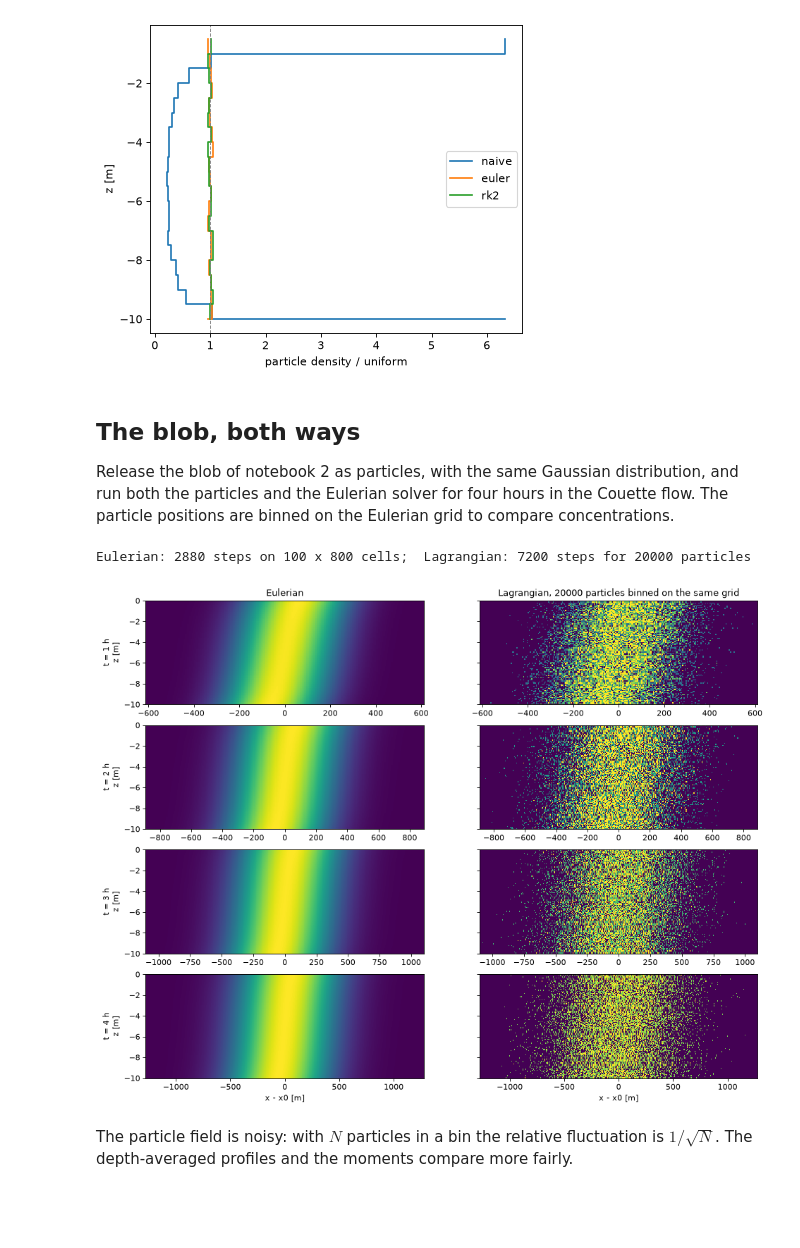
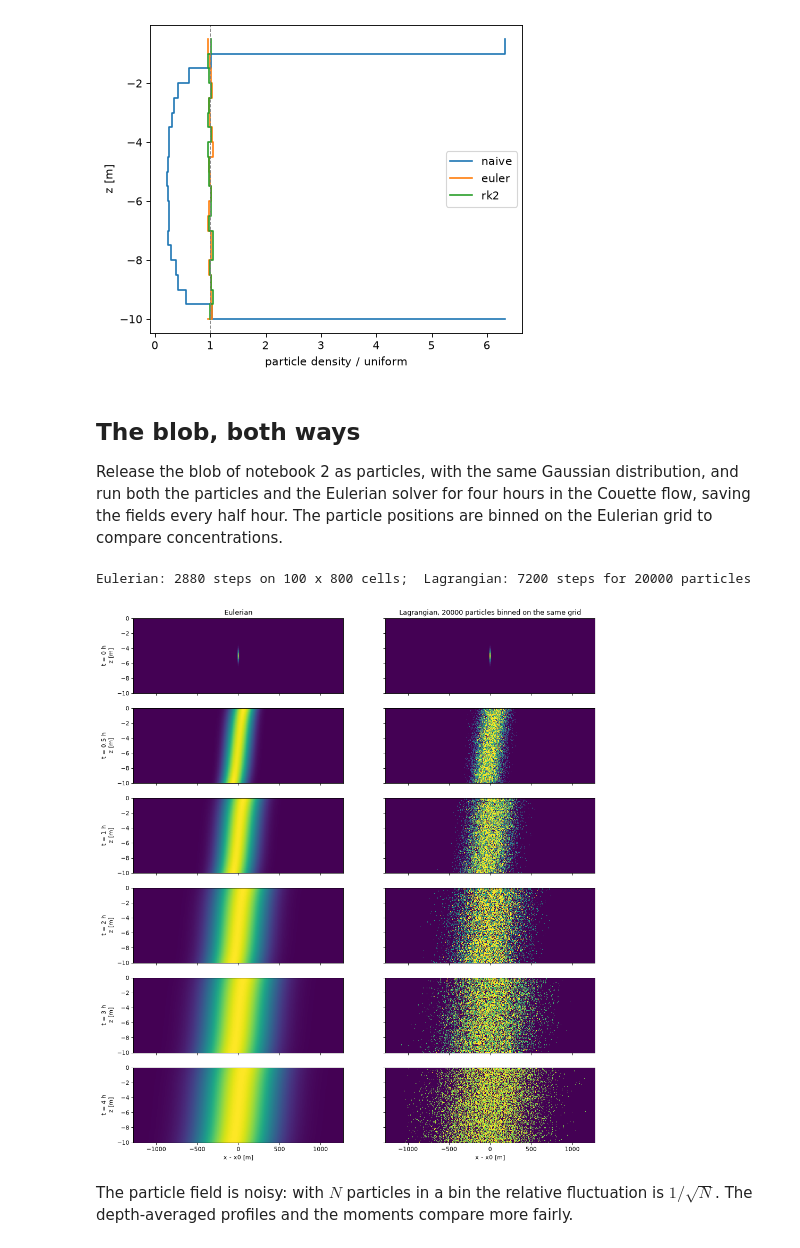
Before and after one commit to 37EFM/Tracer_dispersion, a Jupyter notebook: notebooks/03_lagrangian_particles.ipynb, the cells around one changed output. Saved outputs shown, nothing was run; the diff lists cells and outputs as text; code cells hidden in the pictures; blank space fills up the shorter version.

Commit message:
Blob, both ways: fields every half hour, shown at 0, 0.5, 1, 2, 3 and 4 h on one shared x axis
Co-Authored-By: Claude Opus 5.5 <noreply@anthropic.com>

```diff
--- a/notebooks/03_lagrangian_particles.ipynb
+++ b/notebooks/03_lagrangian_particles.ipynb
@@ -39,38 +39,45 @@ ax.set_xlabel('particle density / uniform'); ax.set_ylabel('z [m]'); ax.legend()
 # %% [markdown]
 ## The blob, both ways
 
-Release the blob of notebook 2 as particles, with the same Gaussian distribution, and run both the particles and the Eulerian solver for four hours in the Couette flow. The particle positions are binned on the Eulerian grid to compare concentrations.
+Release the blob of notebook 2 as particles, with the same Gaussian distribution, and run both the particles and the Eulerian solver for four hours in the Couette flow, saving the fields every half hour. The particle positions are binned on the Eulerian grid to compare concentrations.
 # %%
 t_end = 4 * 3600
 grid = eulerian.Grid(L=4000, nx=800, H=H, nz=100)
 c0 = eulerian.gaussian_blob(grid, x0=2000, z0=-H / 2, sigma_x=5.0, sigma_z=0.5)
 solver = eulerian.Solver(grid, prof.u, prof.D)
-times, snaps, hist_e = solver.run(c0, dt=5.0, t_end=t_end, save_every=3600)
+times, snaps, hist_e = solver.run(c0, dt=5.0, t_end=t_end, save_every=1800)
 
 N = 20000
 x0, z0 = lagrangian.release_blob(N, 2000, -H / 2, 5.0, 0.5, H, rng)
 times_l, pos, hist_l = lagrangian.run(x0, z0, dt=2.0, t_end=t_end, prof=prof, rng=rng, scheme='rk2',
-                                      save_every=3600, u_frame=solver.u_frame)
+                                      save_every=1800, u_frame=solver.u_frame)
+def snap(hours):
+    """Index of the saved field closest to the given time."""
+    return int(np.argmin(np.abs(np.asarray(times) - hours * 3600)))
+
 print(f'Eulerian: {len(hist_e["t"]) - 1} steps on {grid.nz} x {grid.nx} cells;  Lagrangian: {len(hist_l["t"]) - 1} steps for {N} particles')
 # %% [output]
 Eulerian: 2880 steps on 100 x 800 cells;  Lagrangian: 7200 steps for 20000 particles
 # %%
-fig, axs = plt.subplots(4, 2, figsize=(14, 11), sharey=True)
-for row, k in enumerate([1, 2, 3, 4]):
+plot_hours = [0, 0.5, 1, 2, 3, 4]
+# one x axis for all times, wide enough for the last one, so that the growth of the patch shows
+c_last = snaps[snap(plot_hours[-1])].sum(axis=0)
+cm = (c_last * grid.x).sum() / c_last.sum()
+sx = np.sqrt(((grid.x - cm) ** 2 * c_last).sum() / c_last.sum())
+fig, axs = plt.subplots(len(plot_hours), 2, figsize=(14, 16), sharex=True, sharey=True)
+for row, k in enumerate(snap(h) for h in plot_hours):
     c = snaps[k]
     xl, zl = pos[k]
     cl = lagrangian.concentration(xl, zl, grid, L_wrap=grid.L)
-    cx = c.sum(axis=0); cm = (cx * grid.x).sum() / cx.sum(); sx = np.sqrt(((grid.x - cm) ** 2 * cx).sum() / cx.sum())
-    vmax = c.max()
+    vmax = c.max()                         # colour scale per row: the peak drops as the patch spreads
     axs[row, 0].pcolormesh(grid.x - 2000, grid.z, c, vmin=0, vmax=vmax, cmap='viridis', shading='nearest')
     axs[row, 1].pcolormesh(grid.x - 2000, grid.z, cl, vmin=0, vmax=vmax, cmap='viridis', shading='nearest')
-    for ax in axs[row]:
-        ax.set_xlim(cm - 2000 - 4 * sx, cm - 2000 + 4 * sx)
-    axs[row, 0].set_ylabel(f't = {times[k] / 3600:.0f} h\nz [m]')
+    axs[row, 0].set_ylabel(f't = {times[k] / 3600:g} h\nz [m]')
+axs[0, 0].set_xlim(cm - 2000 - 4 * sx, cm - 2000 + 4 * sx)
 axs[0, 0].set_title('Eulerian'); axs[0, 1].set_title(f'Lagrangian, {N} particles binned on the same grid')
 for ax in axs[-1]: ax.set_xlabel('x - x0 [m]')
 # %% [output]
-[figure, old version]
+[figure, new version]
 # %% [markdown]
 The particle field is noisy: with $N$ particles in a bin the relative fluctuation is $1/\sqrt{N}$. The depth-averaged profiles and the moments compare more fairly.
 # %%
```
Also changed, not shown: parts of 1 cell of this notebook.
